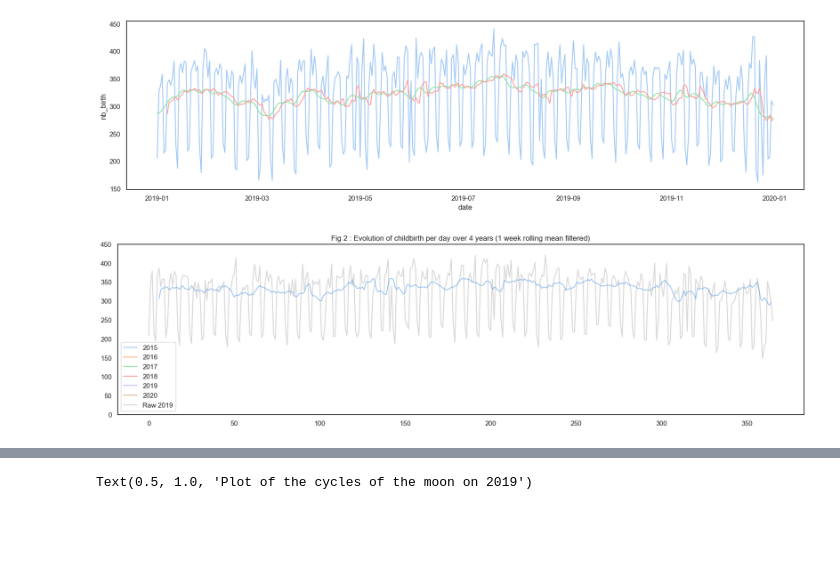
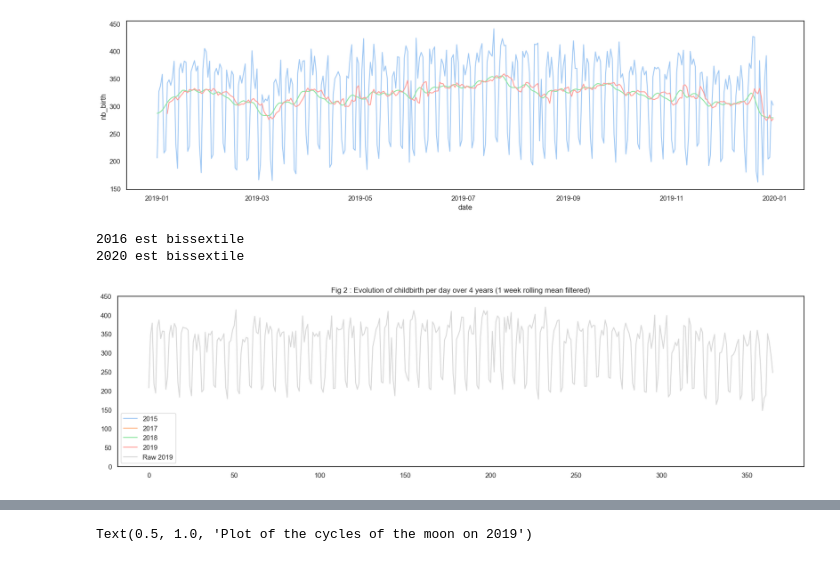
Before and after one commit to gmartinod/birth-vs-moon, a Jupyter notebook: fullMoonBirth.ipynb, the cells around one changed output, grey strips where cells are left out. Saved outputs shown, nothing was run; the diff lists cells and outputs as text; code cells hidden in the pictures; blank space fills up the shorter version.

```diff
--- a/fullMoonBirth.ipynb
+++ b/fullMoonBirth.ipynb
@@ -141,37 +140,41 @@ sns.lineplot(data=sub_data, x="date", y="smooth_rolling_mean", color="r")
 # %%
 # superpose several years to see tendancy
 # => using rolling mean make it bug :(
 plt.figure(figsize=(20, 5))
 sns.set_theme(style="white", palette="pastel")
 
 # year loop
-year_data = pd.DataFrame()
+year_data = pd.DataFrame({"date": pd.date_range('2019-01-01', '2019-12-31')})
 
 for year in range(2015, 2021):
-    year_data_smoothed = pd.DataFrame()
+    year_data_smoothed = pd.DataFrame({"date": pd.date_range('2019-01-01', '2019-12-31')})
     data_tmp = data.loc[
         data['date'].dt.year==year,
         :,
     ].copy()
 
-    # compute smoothing using rolling mean of 7 days
-    year_data_smoothed = data_tmp['nb_birth'].rolling(7).mean().round(1)
+    if len(data_tmp) == 365:
+        # compute smoothing using rolling mean of 7 days
+        year_data_smoothed = data_tmp['nb_birth'].rolling(7).mean().round(1)
 
-    year_data[str(year)] = year_data_smoothed.copy() # sauve Nan apres la premiere année
-    plt.plot(range(365), year_data[str(year)], label=year)
-
+        year_data[str(year)] = year_data_smoothed.copy() # sauve Nan apres la premiere année
+        plt.plot(range(365), year_data[str(year)], label=year)
+    else :
+        print(f'{year} est bissextile')
 
 # add 2019 on plot (without filter)
 data_2019 = data.loc[data['date'].dt.year==year, :]
 plt.plot(
     range(366), data_2019["nb_birth"], color="grey", alpha=0.3, label="Raw 2019"
 )
 
 plt.ylim((0, 450))
 plt.legend()
 plt.title("Fig 2 : Evolution of childbirth per day over 4 years (1 week rolling mean filtered)")
 plt.show()
 # %% [output]
+2016 est bissextile
+2020 est bissextile
-[figure, old version]
+[figure, new version]
 # %%
 # certaines années sont bissextiles, donc avec un nb differents de jours.
```
Also changed, not shown: parts of 13 cells of this notebook, 2 other files.
